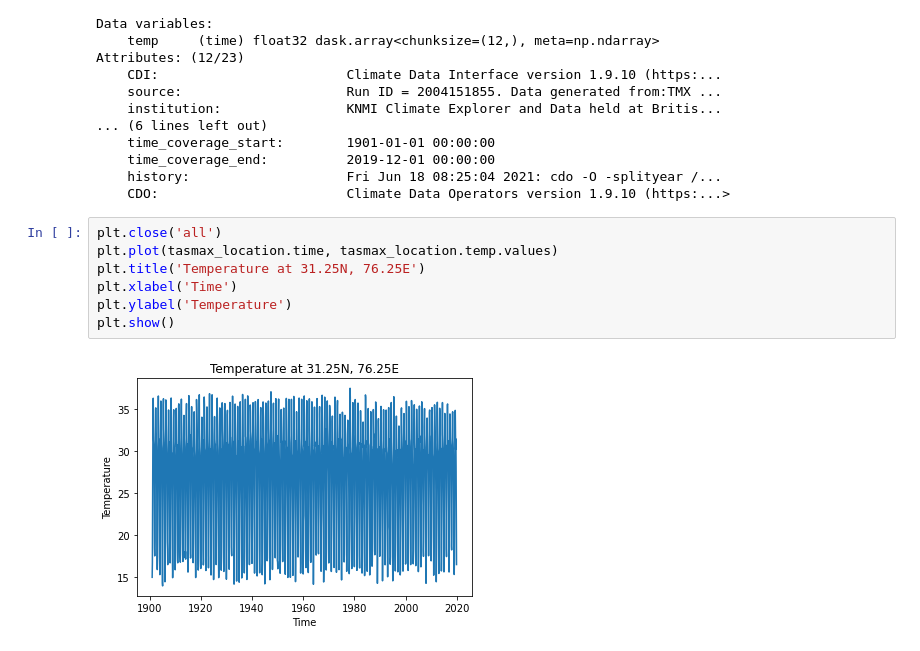
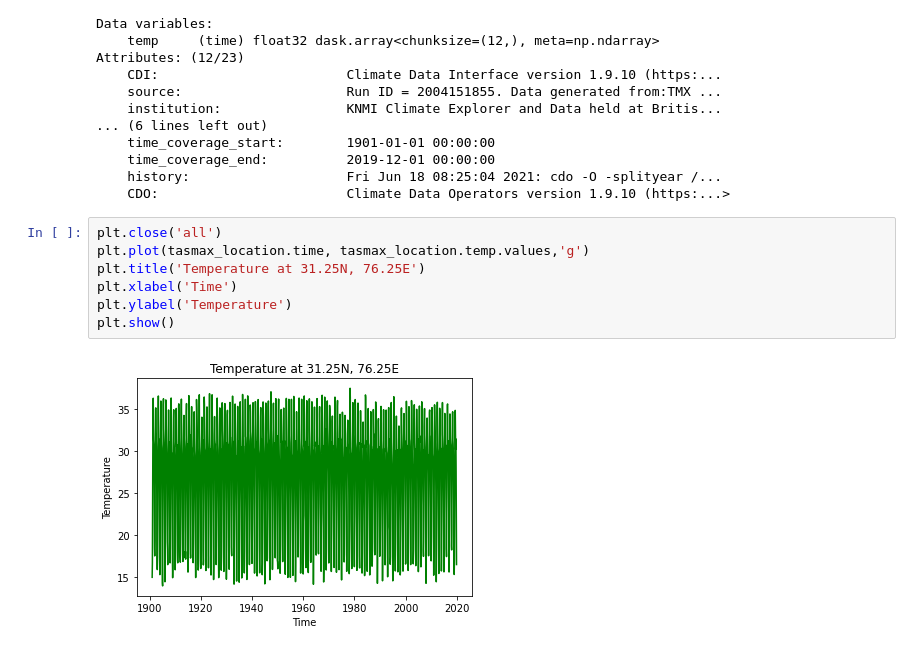
Before and after one commit to alliajagbe/time-series, a Jupyter notebook: timedata2.ipynb, the cells around one changed output. Drawn from its saved outputs; the diff is of its cells as text.

```diff
--- a/timedata2.ipynb
+++ b/timedata2.ipynb
@@ -86,13 +86,13 @@ Attributes: (12/23)
     CDO:                        Climate Data Operators version 1.9.10 (https:...>
 # %%
 plt.close('all')
-plt.plot(tasmax_location.time, tasmax_location.temp.values)
+plt.plot(tasmax_location.time, tasmax_location.temp.values,'g')
 plt.title('Temperature at 31.25N, 76.25E')
 plt.xlabel('Time')
 plt.ylabel('Temperature')
 plt.show()
 # %% [output]
-[figure, old version]
+[figure, new version]
 # %%
 tmp_fft = np.fft.fft(tasmax_location.temp.values)
 freq = np.fft.fftfreq(tasmax_location.temp.values.shape[0], d=1)
```
Also changed, not shown: parts of 1 cell of this notebook.
